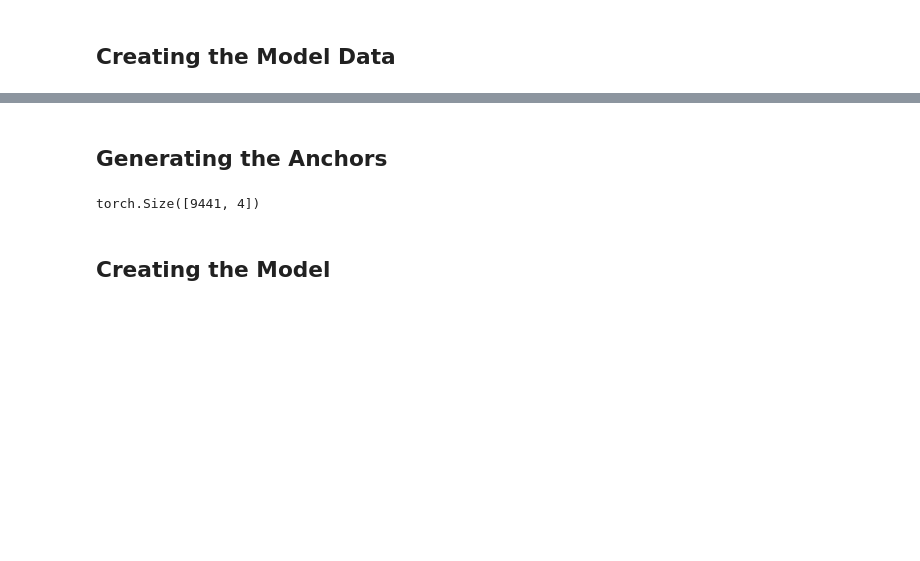
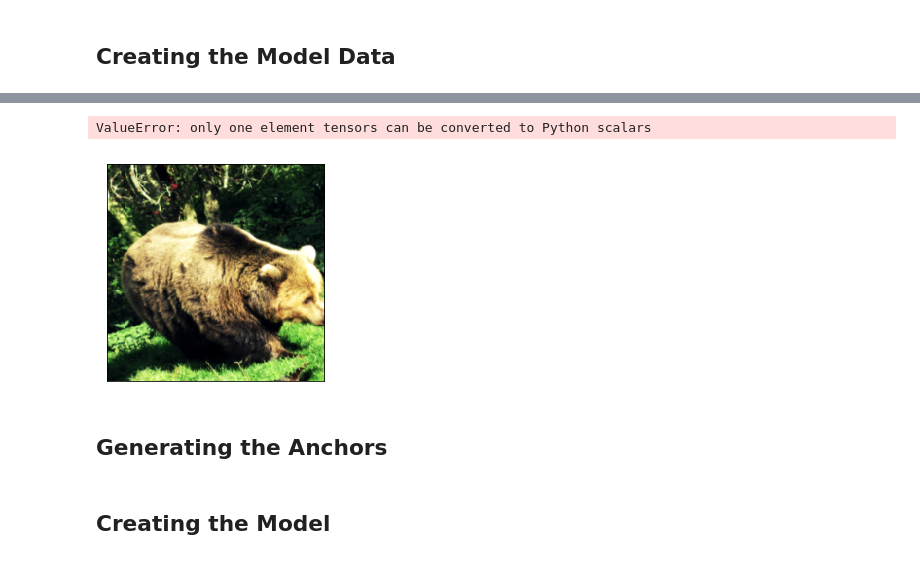
Before and after one commit to TheShadow29/FAI-notes, a Jupyter notebook: notebooks/RetinaCoCo.ipynb, the cells around one changed output, grey strips where cells are left out. Cells and saved outputs as stored; diff of their text form; code cells hidden in the pictures; blank space fills up the shorter version.

```diff
--- a/notebooks/RetinaCoCo.ipynb
+++ b/notebooks/RetinaCoCo.ipynb
@@ -82,0 +163,2 @@ inv_cat_map = json.load(inv_category_mapping.open('r'))
+# %%
+tbx = tbx.apply(np.array)
@@ -206,0 +372,12 @@ md = ImageData(data_path, ds, bs, num_workers=4, classes=80)
+# %%
+i = 0
+ax = show_img(trn_ds.denorm(x)[i])
+im0_a = [k[i] for k in y]
+im0_b = [k[i] for k in im0_a]
+b = bb_hw(im0_a[0])
+draw_rect(ax, b)
+# draw_text(ax, b[:2], 'dog')
+draw_text(ax, b[:2], cat_map[str(lab2cat[im0_a[1].cpu().numpy().item()])])
+# %% [output]
+ValueError: only one element tensors can be converted to Python scalars
+[figure, added]
@@ -211,6 +401,7 @@ def hw2corners(ctr, hw): return torch.cat([ctr-hw/2,ctr+hw/2], dim=1)
 # %%
 na = 9
 anc_grids = [int(np.ceil(sz / 2**i)) for i in range(3, 8)]
+# anc_grids = [int(np.ceil(sz / 2**i)) for i in range(4, 5)]
 anc_zooms = [1., 2**(1/3), 2**(2/3)]
 anc_ratios = [(1.,1.), (1.,2), (2,1.)]
 anchor_scales = [(anz*i,anz*j) for anz in anc_zooms for (i,j) in anc_ratios]
@@ -227,9 +418,21 @@ grid_sizes = V(np.concatenate([np.array([ 1/ag       for i in range(ag*ag) for o
                for ag in anc_grids]), requires_grad=False).unsqueeze(1)
 anchors = V(np.concatenate([anc_ctrs, anc_sizes], axis=1), requires_grad=False).float()
 anchor_cnr = hw2corners(anchors[:,:2], anchors[:,2:])
-anchors.size()
+print(anchors.size())
+anc_ctrs.shape, anc_sizes.shape
+# anc_grid = 4
+# na = 1
+
+# anc_offset = 1/(anc_grid*2)
+# anc_x = np.repeat(np.linspace(anc_offset, 1-anc_offset, anc_grid), anc_grid)
+# anc_y = np.tile(np.linspace(anc_offset, 1-anc_offset, anc_grid), anc_grid)
+
+# anc_ctrs = np.tile(np.stack([anc_x,anc_y], axis=1), (na,1))
+# anc_sizes = np.array([[1/anc_grid,1/anc_grid] for i in range(anc_grid*anc_grid)])
+# anchors = V(np.concatenate([anc_ctrs, anc_sizes], axis=1), requires_grad=False).float()
+# grid_sizes = V(np.array([1/anc_grid]), requires_grad=False).unsqueeze(1)
+# anchor_cnr = hw2corners(anchors[:,:2], anchors[:,2:])
+# anchors.size()
-# %% [output]
-torch.Size([9441, 4])
 # %%
 a=np.reshape((to_np(anchor_cnr) + to_np(torch.randn(*anchor_cnr.size()))*0.01)*224, -1)
 # %%
```
Also changed, not shown: parts of 53 cells of this notebook, 1 other file.
